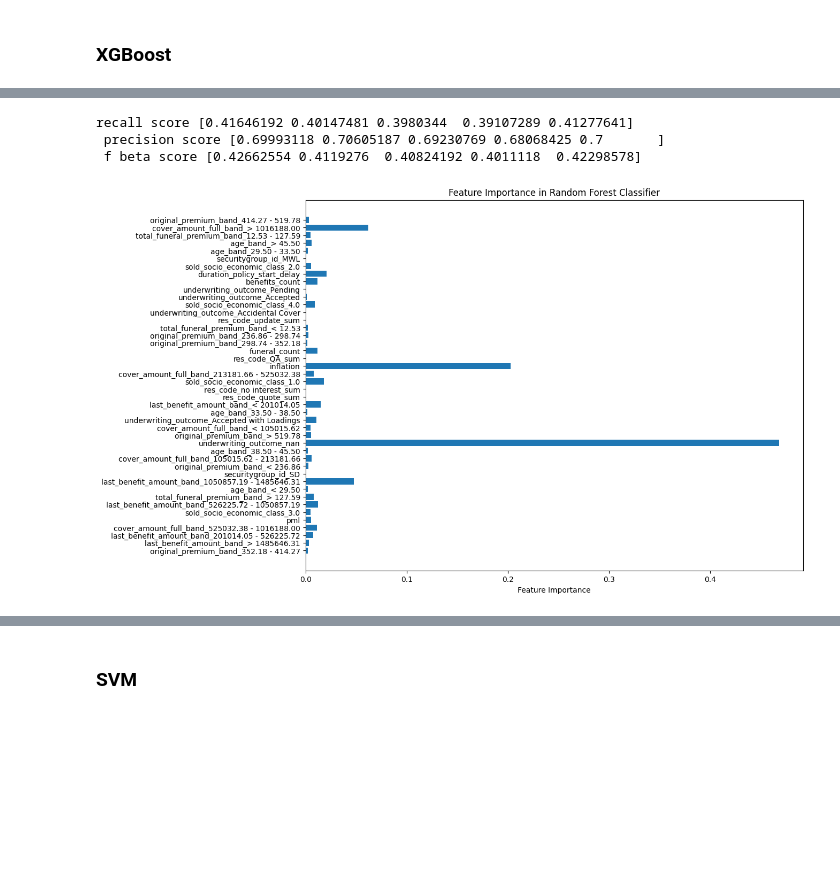
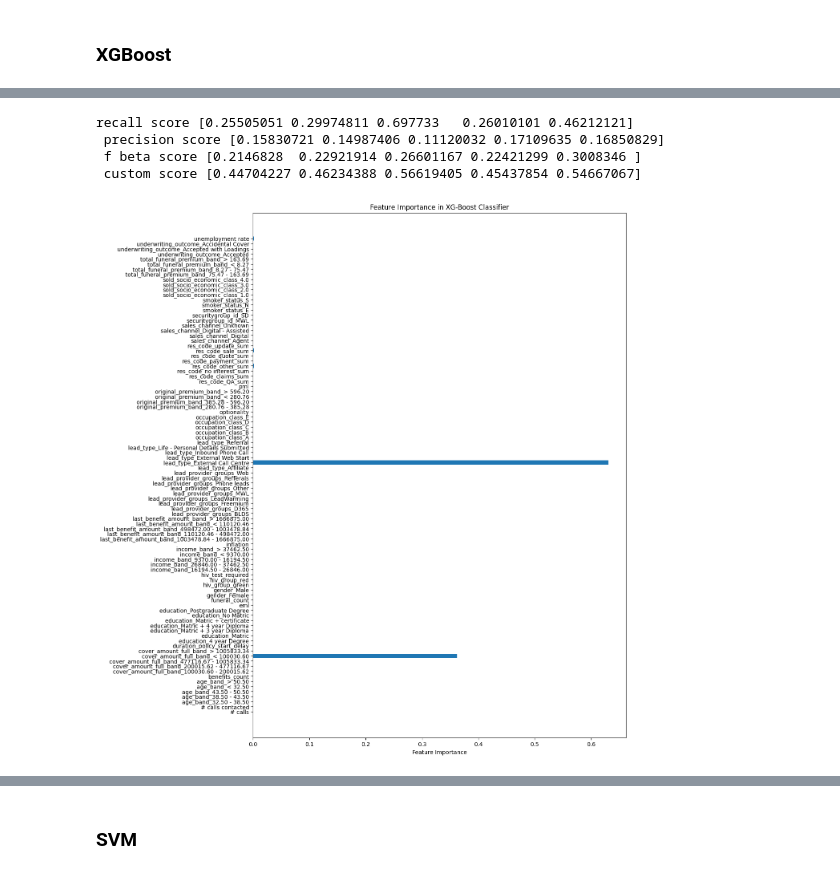
Before and after one commit to Christine-H-code/LapseRate_modeling, a Jupyter notebook: at_incept_modeling.ipynb, the cells around one changed output, grey strips where cells are left out. Saved outputs shown, nothing was run; the diff lists cells and outputs as text; code cells hidden in the pictures; blank space fills up the shorter version.

```diff
--- a/at_incept_modeling.ipynb
+++ b/at_incept_modeling.ipynb
@@ -668,8 +171,13 @@ X_train.shape
 # %%
-b=4 #ratio of recall to precision
+X_train_n=X_smote.copy()
+Y_train_n=Y_smote.copy()
+scorer=custom_scorer
+
+b=2 #ratio of recall to precision
 #getting best params
 param_dist = {'n_estimators': randint(50,500),
-              'min_samples_leaf': randint(1000,4000)}
+              'min_samples_leaf': randint(700,4000),
+              'class_weight': [{0:1,1:1.2},{0:1,1:4},{0:1,1:1.6},{0:1,1:8}]}
 
 # Create a random forest classifier
 rf = RandomForestClassifier()
@@ -680,9 +188,9 @@ rand_search = RandomizedSearchCV(rf,
                                  param_distributions = param_dist,
                                  n_iter=50,
                                  cv=5,
-                                 scoring='recall', random_state=42)
+                                 scoring=scorer, random_state=42) #'recall',fbeta_scorer, custom_scorer
 
 # Fit the random search object to the data
-rand_search.fit(X_train, Y_train)
+rand_search.fit(X_train_n, Y_train_n)
 print(f'best score {rand_search.best_score_}\n best eatimator {rand_search.best_estimator_}\n best params {rand_search.best_params_}\n ')
 # %% [output]
@@ -796,32 +353,41 @@ print(rand_search.best_score_)
 # %%
-n_estimators=285
-learning_rate = 1
-max_depth = 4
-min_samples_leaf=1021
+n_estimators=rand_search.best_params_['n_estimators']
+learning_rate = rand_search.best_params_['learning_rate']
+max_depth = rand_search.best_params_['max_depth']
+min_samples_leaf=rand_search.best_params_['min_samples_leaf']
+ #{'learning_rate': 1, 'max_depth': 4, 'min_samples_leaf': 1385, 'n_estimators': 241} 0.6381045715849234 for b=2 and recall
+
 xgbc = GradientBoostingClassifier(n_estimators = n_estimators,learning_rate=learning_rate,max_depth=max_depth, min_samples_leaf=min_samples_leaf, random_state=42)
 
-recall = cross_val_score(xgbc, X_train, Y_train, cv=5, scoring='recall')
-precision = cross_val_score(xgbc,X_train, Y_train, cv=5, scoring='precision')
+recall = cross_val_score(xgbc, X_train_n, Y_train_n, cv=5, scoring='recall')
+precision = cross_val_score(xgbc,X_train_n, Y_train_n, cv=5, scoring='precision')
 fbeta_scorer = make_scorer(fbeta_score, beta=b)
-fb = cross_val_score(xgbc,X_train, Y_train, cv=5, scoring=fbeta_scorer)
+fb = cross_val_score(xgbc,X_train_n, Y_train_n, cv=5, scoring=fbeta_scorer)
+cs = cross_val_score(xgbc,X_train_n, Y_train_n, cv=5, scoring=custom_scorer)
 
-print(f'recall score {recall}\n precision score {precision}\n f beta score {fb}')
+print(f'recall score {recall}\n precision score {precision}\n f beta score {fb}\n custom score {cs}')
 # %% [output]
-recall score [0.41646192 0.40147481 0.3980344  0.39107289 0.41277641]
- precision score [0.69993118 0.70605187 0.69230769 0.68068425 0.7       ]
- f beta score [0.42662554 0.4119276  0.40824192 0.4011118  0.42298578]
+recall score [0.25505051 0.29974811 0.697733   0.26010101 0.46212121]
+ precision score [0.15830721 0.14987406 0.11120032 0.17109635 0.16850829]
+ f beta score [0.2146828  0.22921914 0.26601167 0.22421299 0.3008346 ]
+ custom score [0.44704227 0.46234388 0.56619405 0.45437854 0.54667067]
 # %%
-xgbc.fit(X_train.copy(),Y_train.copy())
+xgbc.fit(X_train_n.copy(),Y_train_n.copy())
 y_pred = xgbc.predict(x_test)
 # %%
 feature_importances =xgbc.feature_importances_
-plt.figure(figsize=(12, 9))
-plt.barh(X_train.columns, feature_importances)
+feat_imp_df = pd.DataFrame({'variable':X_train_n.columns,'feat_imp': feature_importances})
+feat_imp_df=feat_imp_df.sort_values(by='variable', ascending=True)
+plt.figure(figsize=(12, 17))
+plt.barh(feat_imp_df['variable'],feat_imp_df['feat_imp'])
 plt.xlabel('Feature Importance')
-plt.title('Feature Importance in Random Forest Classifier')
+plt.title('Feature Importance in XG-Boost Classifier')
 plt.show()
+
+
+#useless_feat=['securitygrup_id','sales_channel','hiv_group']
 # %% [output]
-[figure, old version]
+[figure, new version]
 # %%
 conf_matrix = confusion_matrix(y_test, y_pred)
 ConfusionMatrixDisplay(confusion_matrix=conf_matrix).plot()
```
Also changed, not shown: parts of 75 cells of this notebook.
